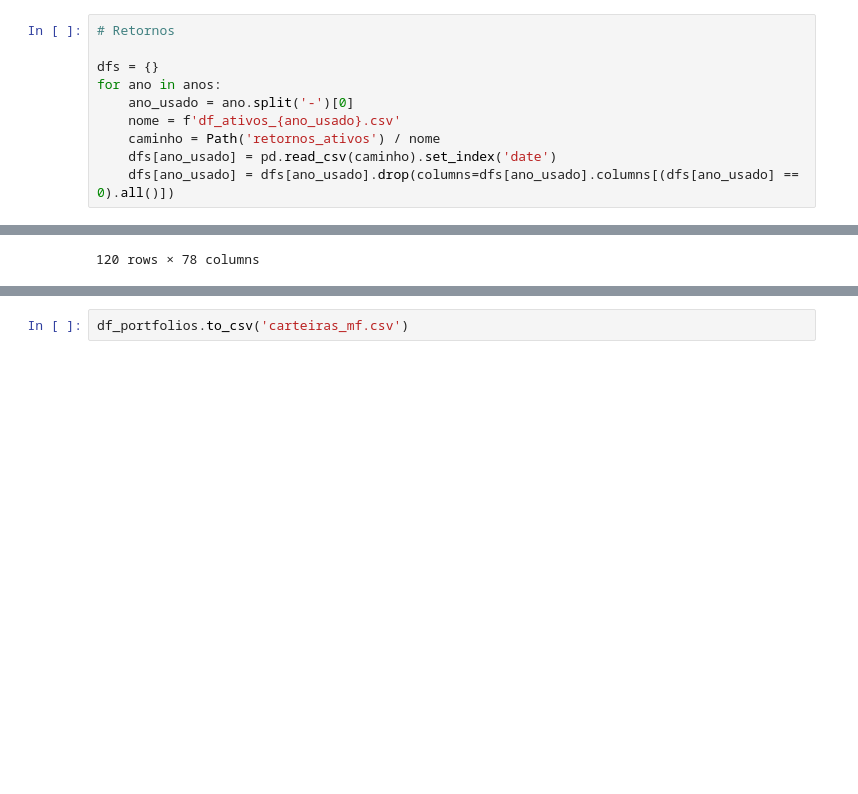
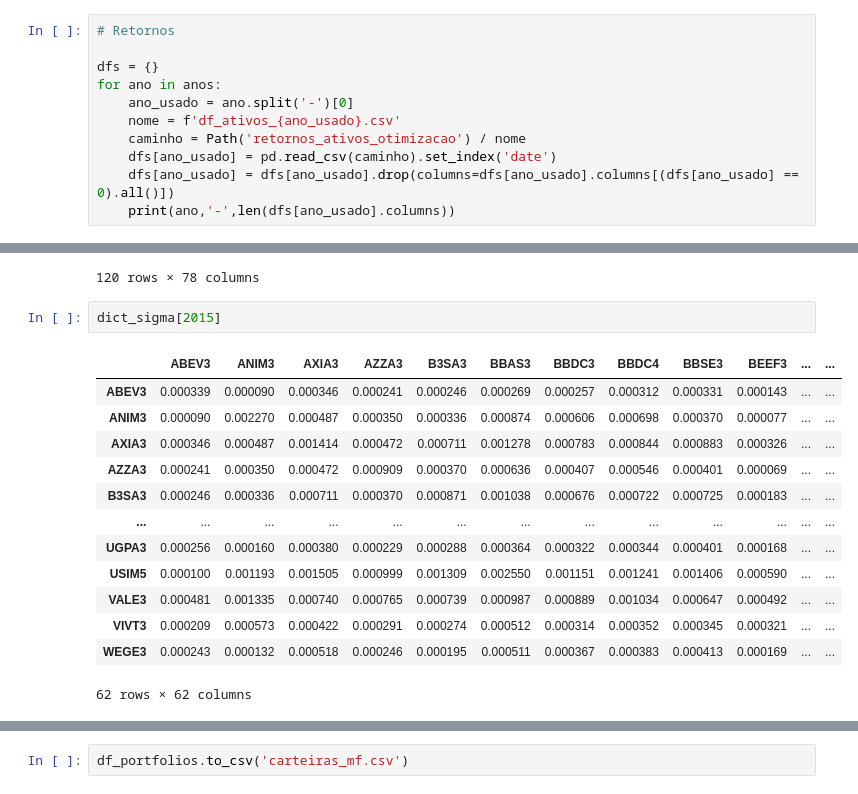
Before and after one commit to JoaoNogaroli/mestrado, a Jupyter notebook: Disciplina-atellier/mestrado/otimizacao_principal_mf.ipynb, the cells around one changed output, grey strips where cells are left out. Saved outputs shown, nothing was run; the diff lists cells and outputs as text; blank space fills up the shorter version.

```diff
--- a/Disciplina-atellier/mestrado/otimizacao_principal_mf.ipynb
+++ b/Disciplina-atellier/mestrado/otimizacao_principal_mf.ipynb
@@ -31,6 +31,7 @@ dfs = {}
 for ano in anos:
     ano_usado = ano.split('-')[0]
     nome = f'df_ativos_{ano_usado}.csv'
-    caminho = Path('retornos_ativos') / nome
+    caminho = Path('retornos_ativos_otimizacao') / nome
     dfs[ano_usado] = pd.read_csv(caminho).set_index('date')
     dfs[ano_usado] = dfs[ano_usado].drop(columns=dfs[ano_usado].columns[(dfs[ano_usado] == 0).all()])
+    print(ano,'-',len(dfs[ano_usado].columns))
@@ -152,3 +165,19 @@ dfs[str(2015)]
 | 2016-03-30 | -0.009822 | 0.0 | -0.036380 | -0.033102 | 0.015254 | 0.007733 | -0.020772 | 0.000000 | 0.001424 | -0.013989 | ... | ... |
 | 2016-03-31 | -0.017233 | 0.0 | 0.015303 | -0.013380 | 0.002145 | -0.019157 | -0.024660 | -0.034656 | -0.035284 | -0.020445 | ... | ... |
 120 rows × 78 columns
+# %%
+dict_sigma[2015]
+# %% [output]
+|  | ABEV3 | ANIM3 | AXIA3 | AZZA3 | B3SA3 | BBAS3 | BBDC3 | BBDC4 | BBSE3 | BEEF3 | ... | ... |
+| ABEV3 | 0.000339 | 0.000090 | 0.000346 | 0.000241 | 0.000246 | 0.000269 | 0.000257 | 0.000312 | 0.000331 | 0.000143 | ... | ... |
+| ANIM3 | 0.000090 | 0.002270 | 0.000487 | 0.000350 | 0.000336 | 0.000874 | 0.000606 | 0.000698 | 0.000370 | 0.000077 | ... | ... |
+| AXIA3 | 0.000346 | 0.000487 | 0.001414 | 0.000472 | 0.000711 | 0.001278 | 0.000783 | 0.000844 | 0.000883 | 0.000326 | ... | ... |
+| AZZA3 | 0.000241 | 0.000350 | 0.000472 | 0.000909 | 0.000370 | 0.000636 | 0.000407 | 0.000546 | 0.000401 | 0.000069 | ... | ... |
+| B3SA3 | 0.000246 | 0.000336 | 0.000711 | 0.000370 | 0.000871 | 0.001038 | 0.000676 | 0.000722 | 0.000725 | 0.000183 | ... | ... |
+| ... | ... | ... | ... | ... | ... | ... | ... | ... | ... | ... | ... | ... |
+| UGPA3 | 0.000256 | 0.000160 | 0.000380 | 0.000229 | 0.000288 | 0.000364 | 0.000322 | 0.000344 | 0.000401 | 0.000168 | ... | ... |
+| USIM5 | 0.000100 | 0.001193 | 0.001505 | 0.000999 | 0.001309 | 0.002550 | 0.001151 | 0.001241 | 0.001406 | 0.000590 | ... | ... |
+| VALE3 | 0.000481 | 0.001335 | 0.000740 | 0.000765 | 0.000739 | 0.000987 | 0.000889 | 0.001034 | 0.000647 | 0.000492 | ... | ... |
+| VIVT3 | 0.000209 | 0.000573 | 0.000422 | 0.000291 | 0.000274 | 0.000512 | 0.000314 | 0.000352 | 0.000345 | 0.000321 | ... | ... |
+| WEGE3 | 0.000243 | 0.000132 | 0.000518 | 0.000246 | 0.000195 | 0.000511 | 0.000367 | 0.000383 | 0.000413 | 0.000169 | ... | ... |
+62 rows × 62 columns
```
Also changed, not shown: parts of 8 cells of this notebook, 2 other files.
